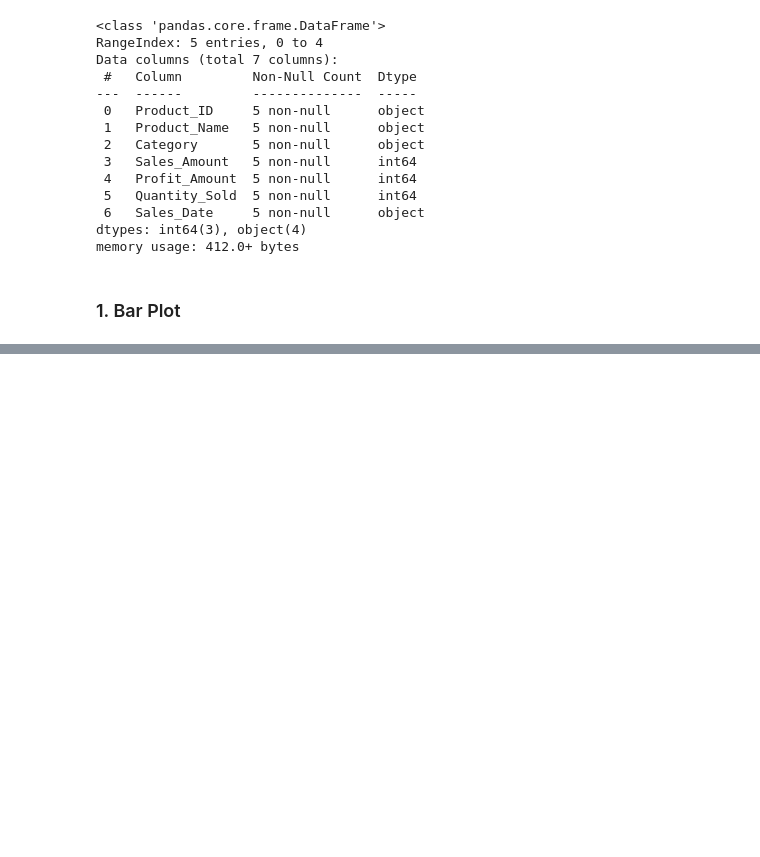
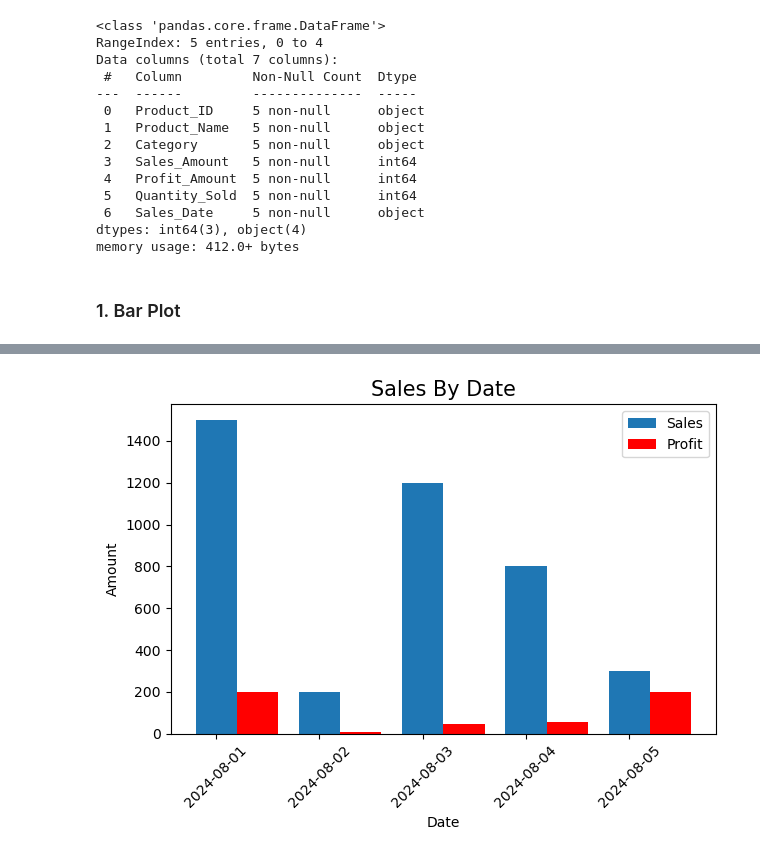
Before and after one commit to pravatn01/Matplotlib-Data-VIz, a Jupyter notebook: data_viz.ipynb, the cells around one changed output, grey strips where cells are left out. Drawn from its saved outputs; the diff is of its cells as text; code cells hidden in the pictures; blank space fills up the shorter version.

```diff
--- a/data_viz.ipynb
+++ b/data_viz.ipynb
@@ -72,0 +66,23 @@ plt.show()
+# %%
+#using offset positions
+width = 0.4
+pos1 = np.arange(len(df))
+pos2 = [j+width for j in pos1]
+
+
+plt.bar(pos1, df['Sales_Amount'], width=width, label='Sales')
+plt.bar(pos2, df['Profit_Amount'], width=width, color='red', label='Profit')
+
+
+plt.title("Sales By Date", fontsize=15)
+plt.xlabel("Date")
+plt.ylabel("Amount")
+
+plt.xticks(pos1, df['Sales_Date'], rotation=45)
+
+plt.legend()
+
+plt.tight_layout()
+plt.show()
+# %% [output]
+[figure, added]
```
Also changed, not shown: parts of 2 cells of this notebook.
